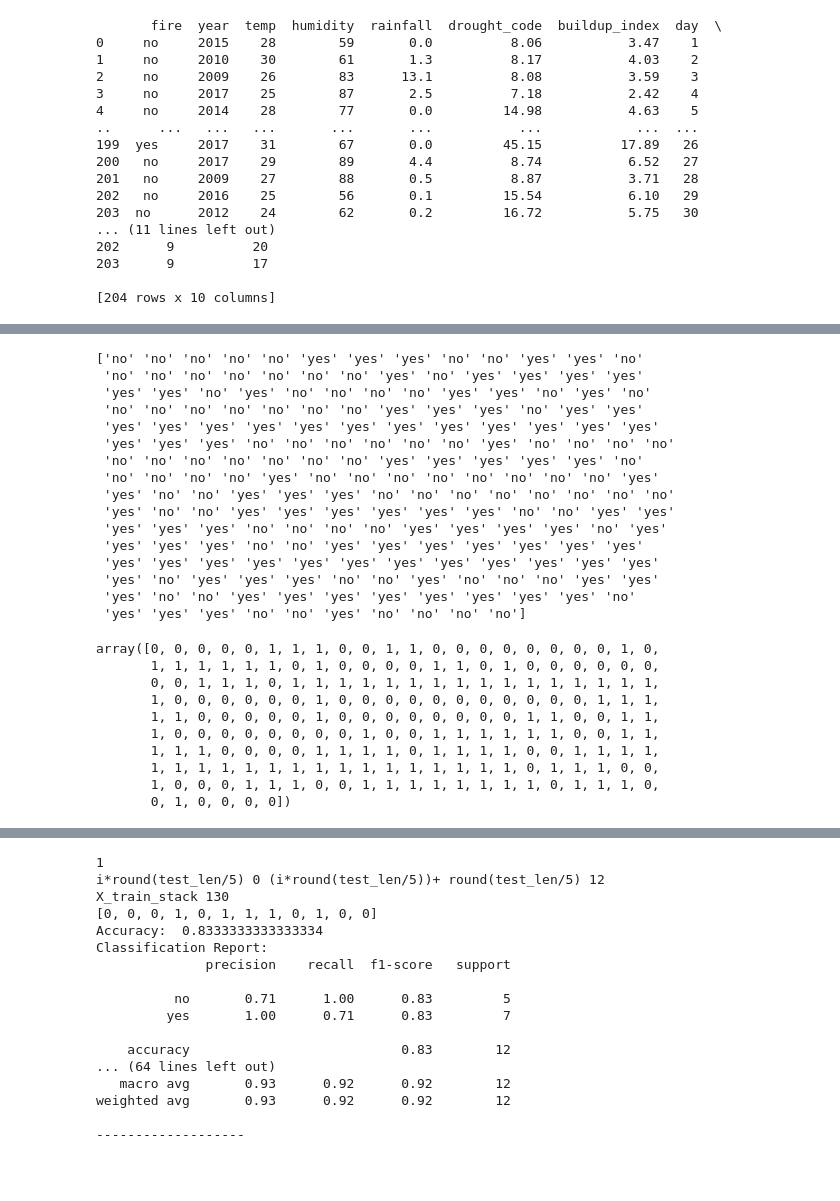
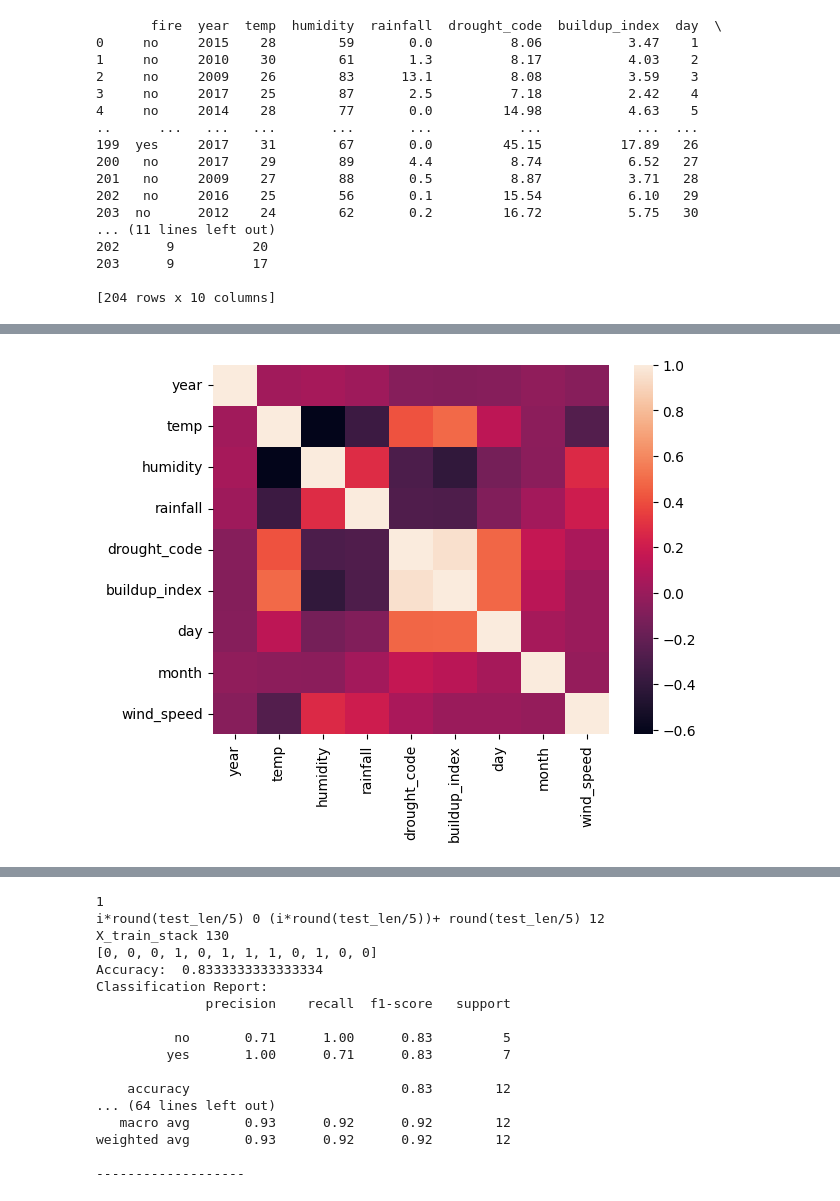
Before and after one commit to shivangsarat/Wildfires_Perceptron, a Jupyter notebook: multiLayer.ipynb, the cells around one changed output, grey strips where cells are left out. Cells and saved outputs as stored; diff of their text form; code cells hidden in the pictures; blank space fills up the shorter version.

```diff
--- a/multiLayer.ipynb
+++ b/multiLayer.ipynb
@@ -26,0 +45,9 @@ del data["month"]
+# %%
+# Checking correlation between different Independent Features.
+import seaborn as sns
+import matplotlib.pyplot as plt
+
+sns.heatmap(data.corr());
+plt.show()
+# %% [output]
+[figure, added]
@@ -28,39 +61,2 @@ del data["month"]
 dependent = data.values[:,0]
 independent = data.values[:,1:9]
-# %%
-for var in range(len(dependent)):
-    dependent[var] = dependent[var].replace(" ", "")
-print(dependent)
-# %% [output]
-['no' 'no' 'no' 'no' 'no' 'yes' 'yes' 'yes' 'no' 'no' 'yes' 'yes' 'no'
- 'no' 'no' 'no' 'no' 'no' 'no' 'no' 'yes' 'no' 'yes' 'yes' 'yes' 'yes'
- 'yes' 'yes' 'no' 'yes' 'no' 'no' 'no' 'no' 'yes' 'yes' 'no' 'yes' 'no'
- 'no' 'no' 'no' 'no' 'no' 'no' 'no' 'yes' 'yes' 'yes' 'no' 'yes' 'yes'
- 'yes' 'yes' 'yes' 'yes' 'yes' 'yes' 'yes' 'yes' 'yes' 'yes' 'yes' 'yes'
- 'yes' 'yes' 'yes' 'no' 'no' 'no' 'no' 'no' 'no' 'yes' 'no' 'no' 'no' 'no'
- 'no' 'no' 'no' 'no' 'no' 'no' 'no' 'yes' 'yes' 'yes' 'yes' 'yes' 'no'
- 'no' 'no' 'no' 'no' 'yes' 'no' 'no' 'no' 'no' 'no' 'no' 'no' 'no' 'yes'
- 'yes' 'no' 'no' 'yes' 'yes' 'yes' 'no' 'no' 'no' 'no' 'no' 'no' 'no' 'no'
- 'yes' 'no' 'no' 'yes' 'yes' 'yes' 'yes' 'yes' 'yes' 'no' 'no' 'yes' 'yes'
- 'yes' 'yes' 'yes' 'no' 'no' 'no' 'no' 'yes' 'yes' 'yes' 'yes' 'no' 'yes'
- 'yes' 'yes' 'yes' 'no' 'no' 'yes' 'yes' 'yes' 'yes' 'yes' 'yes' 'yes'
- 'yes' 'yes' 'yes' 'yes' 'yes' 'yes' 'yes' 'yes' 'yes' 'yes' 'yes' 'yes'
- 'yes' 'no' 'yes' 'yes' 'yes' 'no' 'no' 'yes' 'no' 'no' 'no' 'yes' 'yes'
- 'yes' 'no' 'no' 'yes' 'yes' 'yes' 'yes' 'yes' 'yes' 'yes' 'yes' 'no'
- 'yes' 'yes' 'yes' 'no' 'no' 'yes' 'no' 'no' 'no' 'no']
-# %%
-from sklearn import preprocessing
-le = preprocessing.LabelEncoder()
-dependent = le.fit_transform(dependent)
-dependent
-# %% [output]
-array([0, 0, 0, 0, 0, 1, 1, 1, 0, 0, 1, 1, 0, 0, 0, 0, 0, 0, 0, 0, 1, 0,
-       1, 1, 1, 1, 1, 1, 0, 1, 0, 0, 0, 0, 1, 1, 0, 1, 0, 0, 0, 0, 0, 0,
-       0, 0, 1, 1, 1, 0, 1, 1, 1, 1, 1, 1, 1, 1, 1, 1, 1, 1, 1, 1, 1, 1,
-       1, 0, 0, 0, 0, 0, 0, 1, 0, 0, 0, 0, 0, 0, 0, 0, 0, 0, 0, 1, 1, 1,
-       1, 1, 0, 0, 0, 0, 0, 1, 0, 0, 0, 0, 0, 0, 0, 0, 1, 1, 0, 0, 1, 1,
-       1, 0, 0, 0, 0, 0, 0, 0, 0, 1, 0, 0, 1, 1, 1, 1, 1, 1, 0, 0, 1, 1,
-       1, 1, 1, 0, 0, 0, 0, 1, 1, 1, 1, 0, 1, 1, 1, 1, 0, 0, 1, 1, 1, 1,
-       1, 1, 1, 1, 1, 1, 1, 1, 1, 1, 1, 1, 1, 1, 1, 1, 0, 1, 1, 1, 0, 0,
-       1, 0, 0, 0, 1, 1, 1, 0, 0, 1, 1, 1, 1, 1, 1, 1, 1, 0, 1, 1, 1, 0,
-       0, 1, 0, 0, 0, 0])
```
Also changed, not shown: parts of 32 cells of this notebook, 3 other files.
